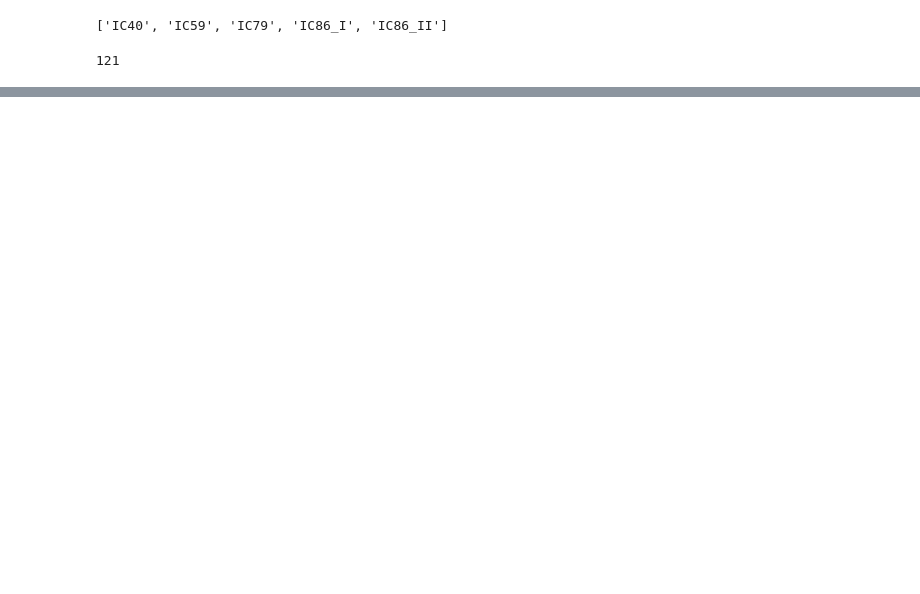
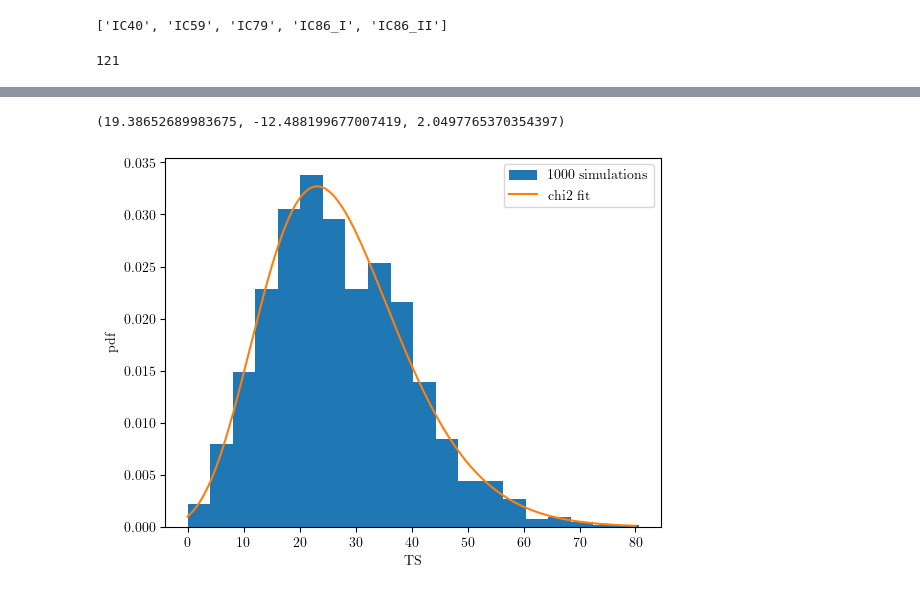
Before and after one commit to grburgess/p_value, a Jupyter notebook: ngc_1068/ts_map.ipynb, the cells around one changed output, grey strips where cells are left out. Saved outputs shown, nothing was run; the diff lists cells and outputs as text; code cells hidden in the pictures; blank space fills up the shorter version.

```diff
--- a/ngc_1068/ts_map.ipynb
+++ b/ngc_1068/ts_map.ipynb
@@ -216,0 +80,6 @@ group.attrs["path"]
+# %%
+ts_dist = MapScanTSDistribution("config.yaml", events, "ts_dist")
+# %%
+ts_dist.ra_test = np.array([np.pi])
+ts_dist.dec_test = np.array([np.deg2rad(-0.3)])
+ts_dist.ntrials=1000
@@ -216,0 +99,16 @@ group.attrs["path"]
+# %%
+ts_copy = ts_dist.ts.copy()
+# %%
+ts_copy.sort()
+# %%
+plt.hist(ts_copy, bins=20, density=True, label="1000 simulations")
+pars = chi2.fit(ts_copy)
+x = np.linspace(0, 80, num=1000)
+plt.plot(x, chi2(*pars).pdf(x), label="chi2 fit")
+plt.xlabel("TS")
+plt.ylabel("pdf")
+plt.legend()
+print(pars)
+# %% [output]
+(19.38652689983675, -12.488199677007419, 2.0497765370354397)
+[figure, added]
```
Also changed, not shown: parts of 44 cells of this notebook, 2 other files.
